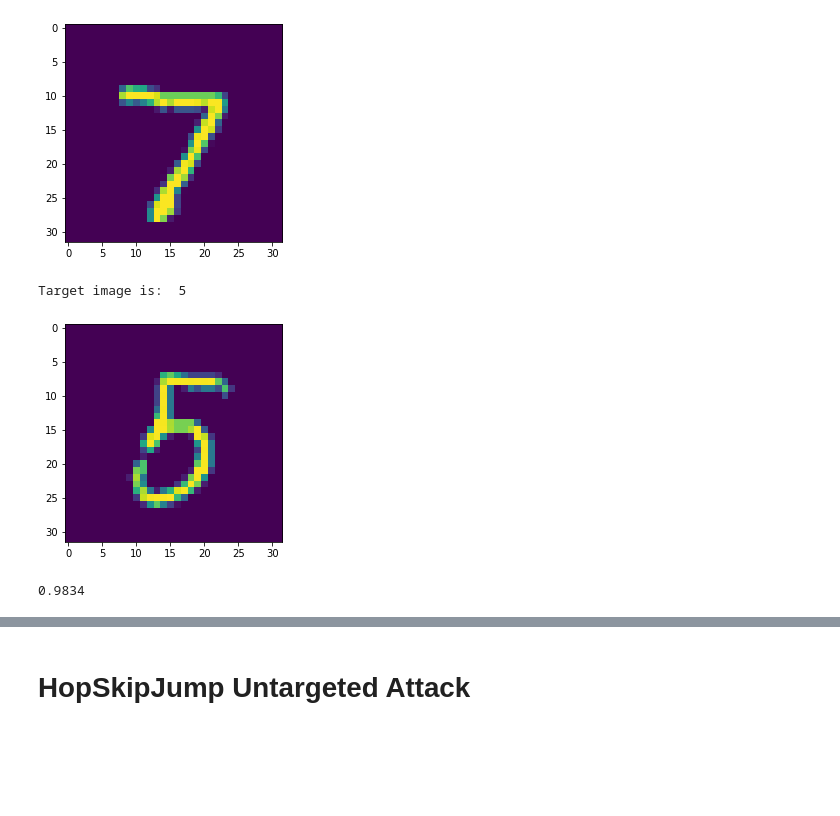
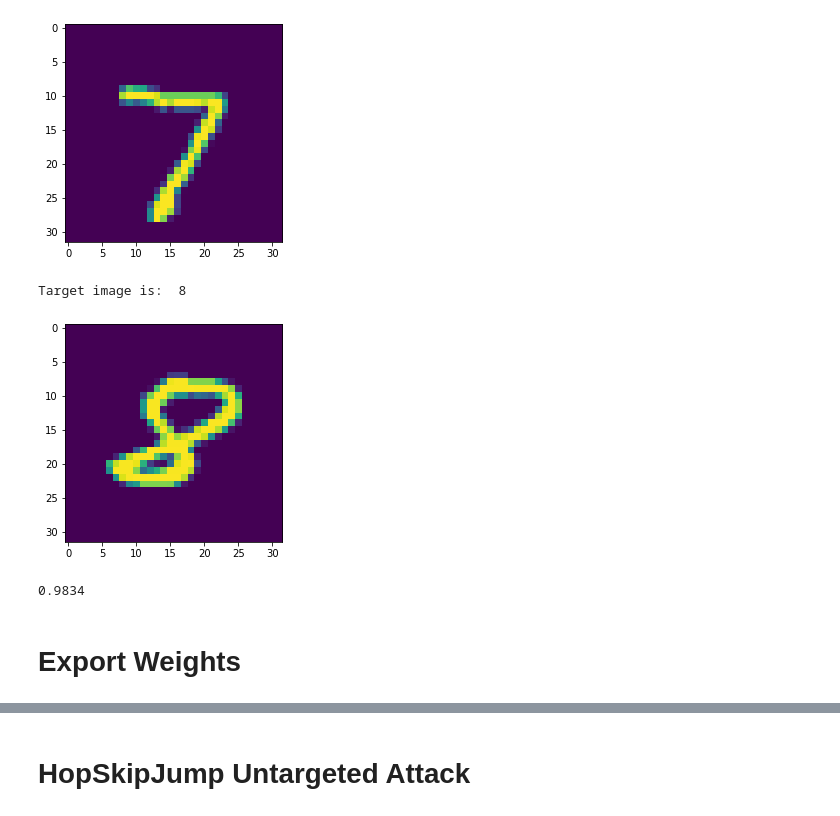
Before and after one commit to wuhanstudio/attack-hls, a Jupyter notebook: Attack/attack_hopskipjump.ipynb, the cells around one changed output, grey strips where cells are left out. Drawn from its saved outputs; the diff is of its cells as text; code cells hidden in the pictures; blank space fills up the shorter version.

```diff
--- a/Attack/attack_hopskipjump.ipynb
+++ b/Attack/attack_hopskipjump.ipynb
@@ -158,14 +158,14 @@ Target image is:  7
 # %%
 from PIL import Image
 # %%
-test_image = x_test[45].reshape(1, 32, 32, 1)
+test_image = x_test[61].reshape(1, 32, 32, 1)
 print( "Target image is: ", np.argmax(classifier.predict(test_image)) )
 # Image.fromarray(test_image).save("test.bmp")
 plt.imshow(test_image.reshape(32, 32).astype(np.uint))
 plt.show()
 # %% [output]
-Target image is:  5
+Target image is:  8
-[figure, old version]
+[figure, new version]
 # %%
 Image.fromarray(test_image.reshape(32, 32).astype(np.uint8)).save('test.bmp', 'bmp')
 # %%
@@ -175,3 +177,5 @@ y_tests = np.argmax(y_test, axis=1)
 accuracy_score(y_tests, y_pred)
 # %% [output]
 0.9834
+# %% [markdown]
+# Export Weights
```
Also changed, not shown: parts of 27 cells of this notebook, 1 other file.
